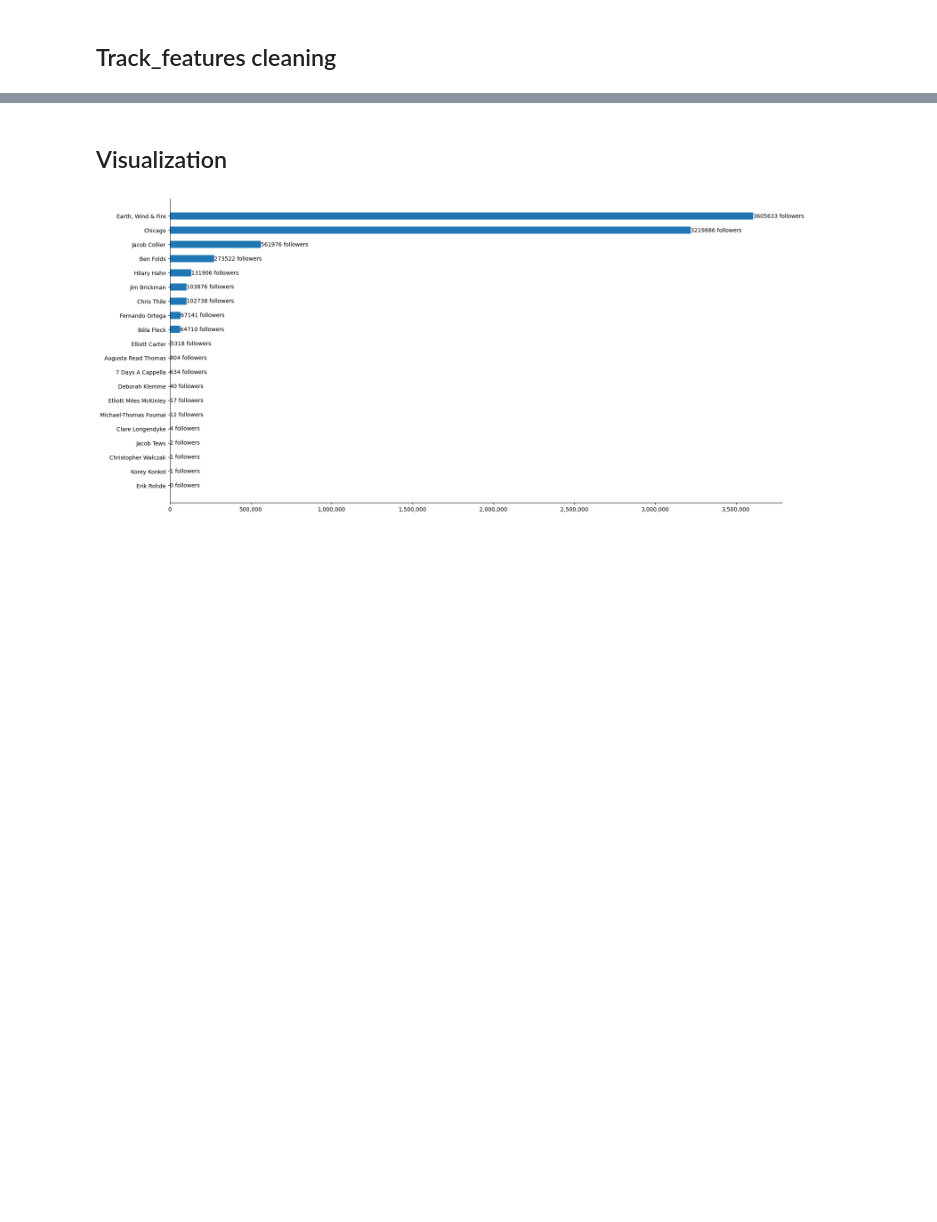
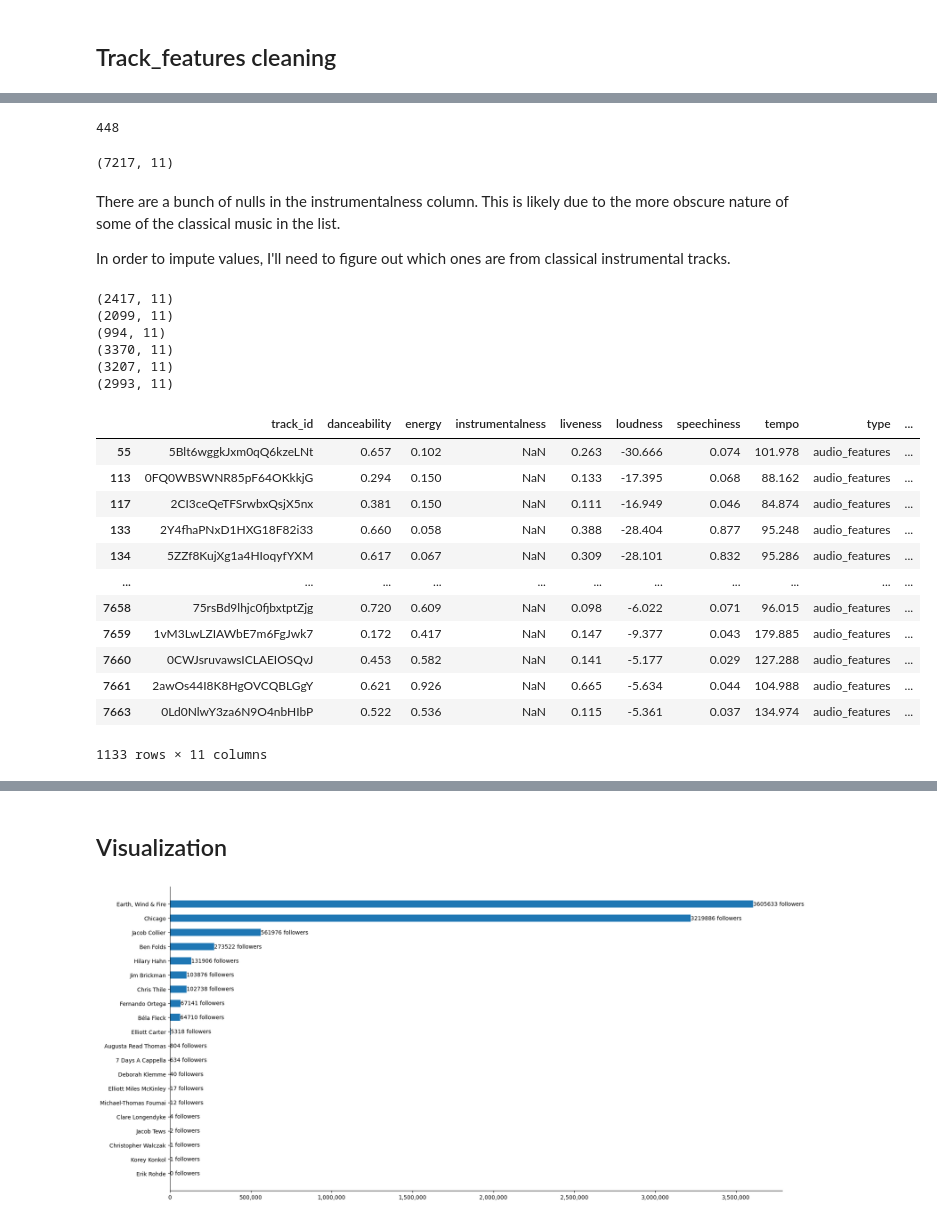
Before and after one commit to JacobTews/spotify, a Jupyter notebook: jupyter_workspace.ipynb, the cells around one changed output, grey strips where cells are left out. Cells and saved outputs as stored; diff of their text form; code cells hidden in the pictures; blank space fills up the shorter version.

```diff
--- a/jupyter_workspace.ipynb
+++ b/jupyter_workspace.ipynb
@@ -104,0 +131,3 @@ track_df.head(5)
+# %%
+outlier_tracks = track_df[track_df['album_id'].isin(outlier_ids)]
+outlier_tracks
@@ -104,0 +152,6 @@ track_df.head(5)
+# %%
+outlier_track_ids = outlier_tracks['track_id'].tolist()
+track_df.drop(outlier_tracks.index, inplace=True)
+print(len(outlier_track_ids))
+print(outlier_track_ids[:20])
+print(track_df.shape)
@@ -109,0 +208,29 @@ track_feature_df.head(5)
+# %%
+drop_indexes = track_feature_df[track_feature_df['track_id'].isin(outlier_track_ids)].index
+print(len(drop_indexes))
+# %% [output]
+448
+# %%
+track_feature_df.drop(drop_indexes, inplace=True)
+track_feature_df.shape
+# %% [output]
+(7217, 11)
+# %% [markdown]
+There are a bunch of nulls in the instrumentalness column. This is likely due to the more obscure nature of some of the classical music in the list.
+
+In order to impute values, I'll need to figure out which ones are from classical instrumental tracks.
+# %%
+print(track_feature_df[track_feature_df['instrumentalness'] > 0.7].shape)
+print(track_feature_df[track_feature_df['instrumentalness'] > 0.8].shape)
+print(track_feature_df[track_feature_df['instrumentalness'] > 0.9].shape)
+
+print(track_feature_df[track_feature_df['instrumentalness'] < 0.3].shape)
+print(track_feature_df[track_feature_df['instrumentalness'] < 0.2].shape)
+print(track_feature_df[track_feature_df['instrumentalness'] < 0.1].shape)
+# %% [output]
+(2417, 11)
+(2099, 11)
+(994, 11)
+(3370, 11)
+(3207, 11)
+(2993, 11)
@@ -109,0 +239,16 @@ track_feature_df.head(5)
+# %%
+track_feature_df[track_feature_df['instrumentalness'].isna()]
+# %% [output]
+|  | track_id | danceability | energy | instrumentalness | liveness | loudness | speechiness | tempo | type | ... |
+| 55 | 5Blt6wggkJxm0qQ6kzeLNt | 0.657 | 0.102 | NaN | 0.263 | -30.666 | 0.074 | 101.978 | audio_features | ... |
+| 113 | 0FQ0WBSWNR85pF64OKkkjG | 0.294 | 0.150 | NaN | 0.133 | -17.395 | 0.068 | 88.162 | audio_features | ... |
+| 117 | 2CI3ceQeTFSrwbxQsjX5nx | 0.381 | 0.150 | NaN | 0.111 | -16.949 | 0.046 | 84.874 | audio_features | ... |
+| 133 | 2Y4fhaPNxD1HXG18F82i33 | 0.660 | 0.058 | NaN | 0.388 | -28.404 | 0.877 | 95.248 | audio_features | ... |
+| 134 | 5ZZf8KujXg1a4HIoqyfYXM | 0.617 | 0.067 | NaN | 0.309 | -28.101 | 0.832 | 95.286 | audio_features | ... |
+| ... | ... | ... | ... | ... | ... | ... | ... | ... | ... | ... |
+| 7658 | 75rsBd9lhjc0fjbxtptZjg | 0.720 | 0.609 | NaN | 0.098 | -6.022 | 0.071 | 96.015 | audio_features | ... |
+| 7659 | 1vM3LwLZIAWbE7m6FgJwk7 | 0.172 | 0.417 | NaN | 0.147 | -9.377 | 0.043 | 179.885 | audio_features | ... |
+| 7660 | 0CWJsruvawsICLAEIOSQvJ | 0.453 | 0.582 | NaN | 0.141 | -5.177 | 0.029 | 127.288 | audio_features | ... |
+| 7661 | 2awOs44I8K8HgOVCQBLGgY | 0.621 | 0.926 | NaN | 0.665 | -5.634 | 0.044 | 104.988 | audio_features | ... |
+| 7663 | 0Ld0NlwY3za6N9O4nbHIbP | 0.522 | 0.536 | NaN | 0.115 | -5.361 | 0.037 | 134.974 | audio_features | ... |
+1133 rows × 11 columns
```
Also changed, not shown: parts of 27 cells of this notebook, 8 other files.
